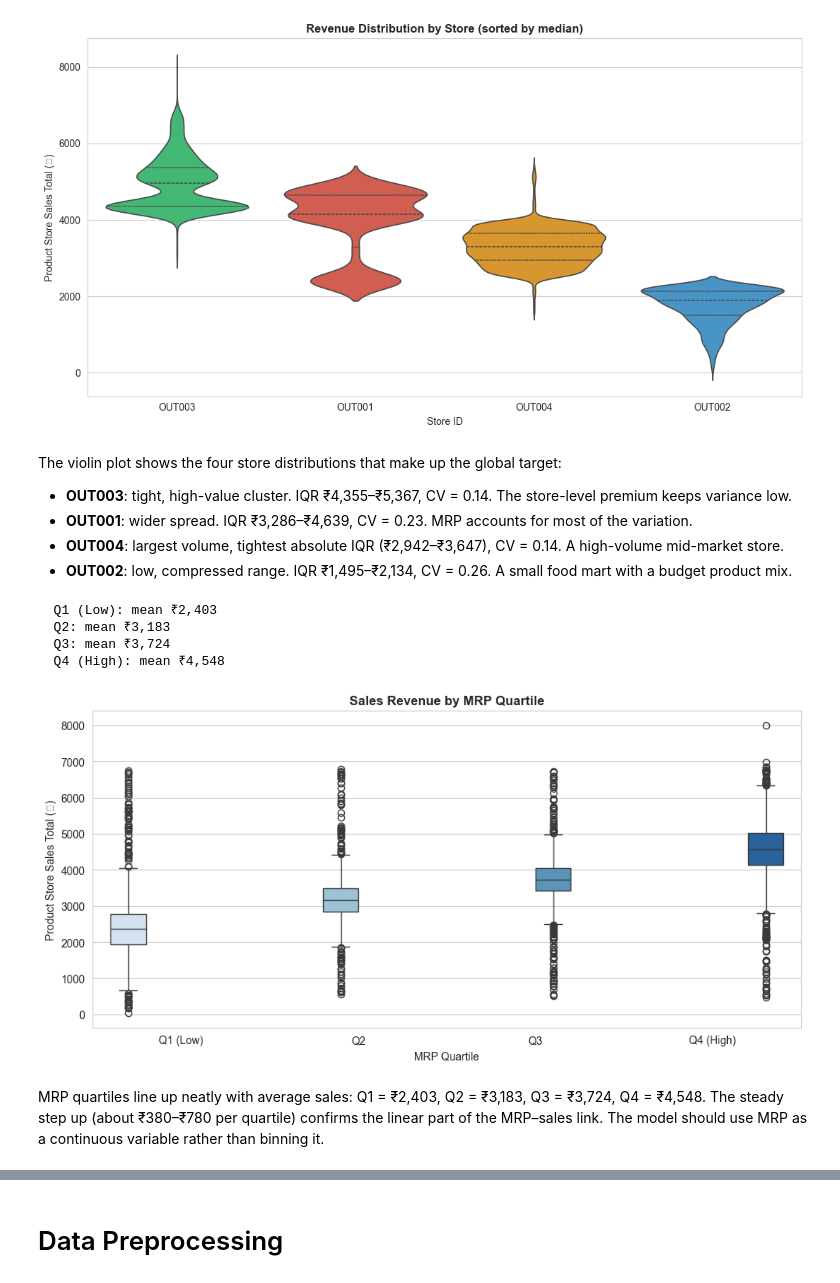
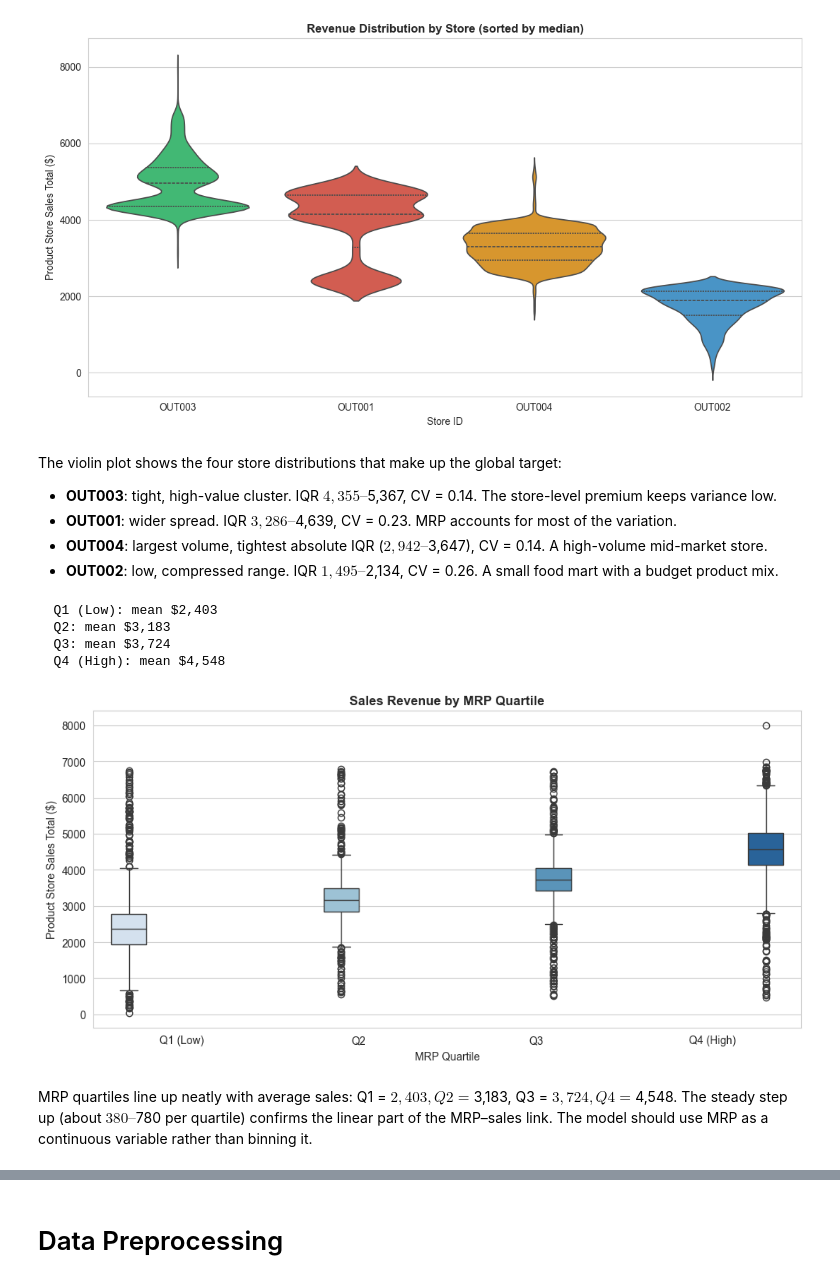
Before and after one commit to gauravbarge/SuperKart, a Jupyter notebook: Full_Code_Executed.ipynb, the cells around one changed output, grey strips where cells are left out. Saved outputs shown, nothing was run; the diff lists cells and outputs as text; code cells hidden in the pictures.

```diff
--- a/Full_Code_Executed.ipynb
+++ b/Full_Code_Executed.ipynb
@@ -367,32 +367,32 @@ plt.show()
 # %% [markdown]
 The violin plot shows the four store distributions that make up the global target:
 
-- **OUT003**: tight, high-value cluster. IQR ₹4,355–₹5,367, CV = 0.14. The store-level premium keeps variance low.
-- **OUT001**: wider spread. IQR ₹3,286–₹4,639, CV = 0.23. MRP accounts for most of the variation.
-- **OUT004**: largest volume, tightest absolute IQR (₹2,942–₹3,647), CV = 0.14. A high-volume mid-market store.
-- **OUT002**: low, compressed range. IQR ₹1,495–₹2,134, CV = 0.26. A small food mart with a budget product mix.
+- **OUT003**: tight, high-value cluster. IQR $4,355–$5,367, CV = 0.14. The store-level premium keeps variance low.
+- **OUT001**: wider spread. IQR $3,286–$4,639, CV = 0.23. MRP accounts for most of the variation.
+- **OUT004**: largest volume, tightest absolute IQR ($2,942–$3,647), CV = 0.14. A high-volume mid-market store.
+- **OUT002**: low, compressed range. IQR $1,495–$2,134, CV = 0.26. A small food mart with a budget product mix.
 # %%
 # MRP quartile stratification of target
 data_copy = data.copy()
 data_copy['MRP_Quartile'] = pd.qcut(data_copy['Product_MRP'], q=4, labels=['Q1 (Low)','Q2','Q3','Q4 (High)'])
 plt.figure(figsize=(10, 5))
 sns.boxplot(data=data_copy, x='MRP_Quartile', y='Product_Store_Sales_Total',
             hue='MRP_Quartile', palette='Blues', legend=False)
 plt.title('Sales Revenue by MRP Quartile', fontweight='bold')
 plt.xlabel('MRP Quartile')
-plt.ylabel('Product Store Sales Total (₹)')
+plt.ylabel('Product Store Sales Total ($)')
 for q, val in zip(['Q1 (Low)','Q2','Q3','Q4 (High)'], [2403, 3183, 3724, 4548]):
-    print(f'  {q}: mean ₹{val:,}')
+    print(f'  {q}: mean ${val:,}')
 plt.tight_layout()
 plt.show()
 # %% [output]
-  Q1 (Low): mean ₹2,403
-  Q2: mean ₹3,183
-  Q3: mean ₹3,724
-  Q4 (High): mean ₹4,548
+  Q1 (Low): mean $2,403
+  Q2: mean $3,183
+  Q3: mean $3,724
+  Q4 (High): mean $4,548
-[figure, old version]
+[figure, new version]
 # %% [markdown]
-MRP quartiles line up neatly with average sales: Q1 = ₹2,403, Q2 = ₹3,183, Q3 = ₹3,724, Q4 = ₹4,548. The steady step up (about ₹380–₹780 per quartile) confirms the linear part of the MRP–sales link. The model should use MRP as a continuous variable rather than binning it.
+MRP quartiles line up neatly with average sales: Q1 = $2,403, Q2 = $3,183, Q3 = $3,724, Q4 = $4,548. The steady step up (about $380–$780 per quartile) confirms the linear part of the MRP–sales link. The model should use MRP as a continuous variable rather than binning it.
 # %%
 # Product type avg sales — ranked
 pt_avg = data.groupby('Product_Type')['Product_Store_Sales_Total'].mean().sort_values(ascending=False)
```
Also changed, not shown: parts of 25 cells of this notebook, 3 other files.
